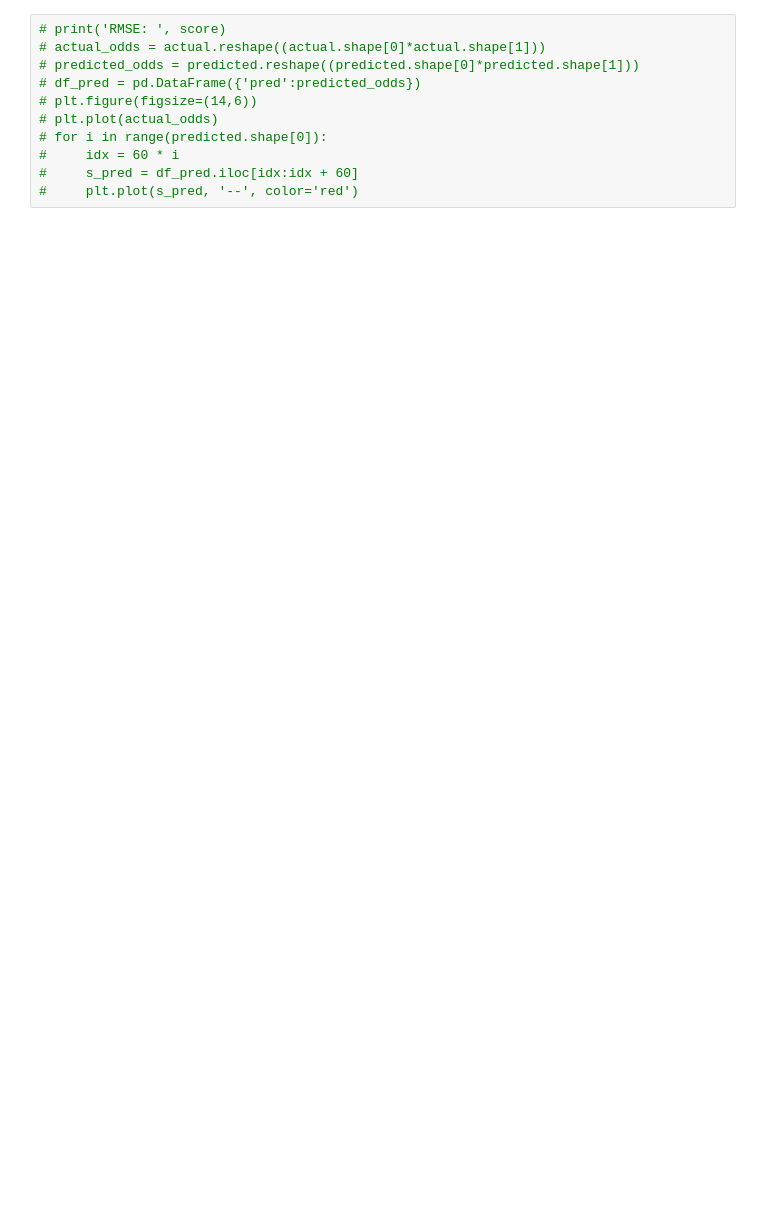
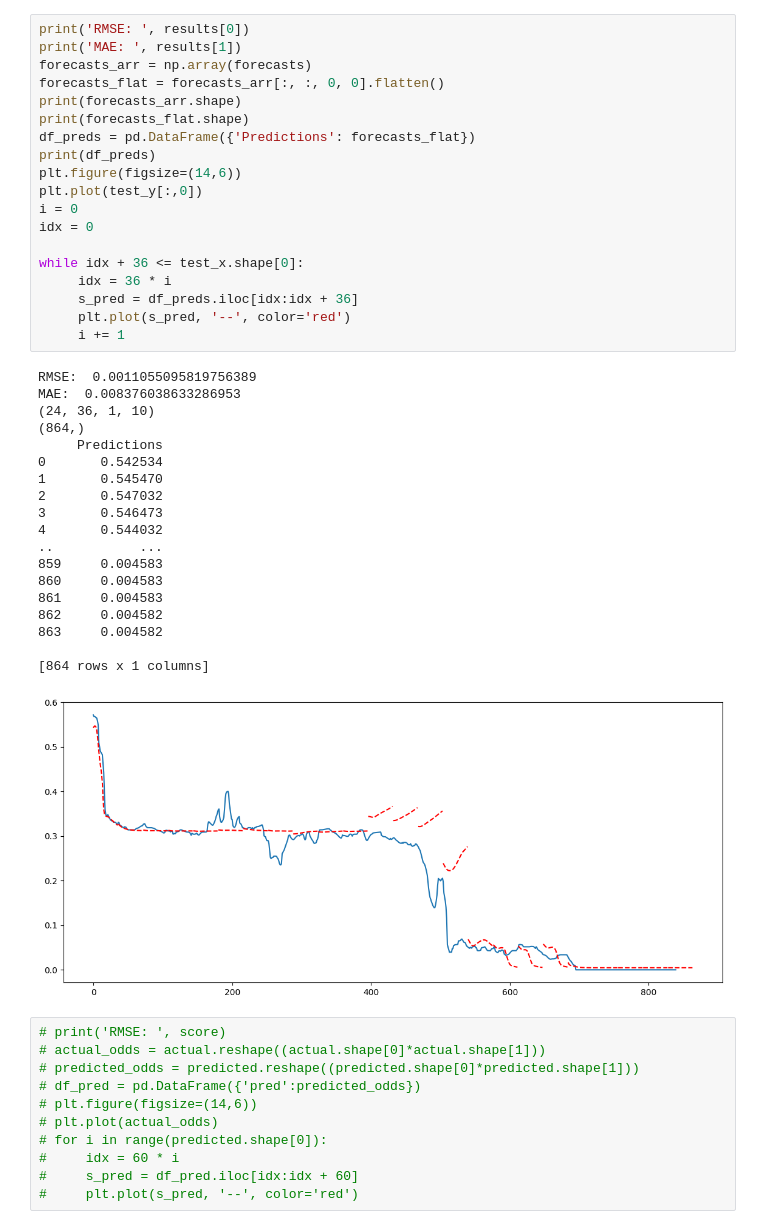
Before and after one commit to dyce135/Algorithmic_Tennis_Betting, a Jupyter notebook: model_benchmark.ipynb, the cells around one changed output. Cells and saved outputs as stored; diff of their text form; blank space fills up the shorter version.

Commit message:
lstm forecasting

```diff
--- a/model_benchmark.ipynb
+++ b/model_benchmark.ipynb
@@ -208,3 +208,42 @@ while i * 36 < test_x.shape[0]:
+# %%
+print('RMSE: ', results[0])
+print('MAE: ', results[1])
+forecasts_arr = np.array(forecasts)
+forecasts_flat = forecasts_arr[:, :, 0, 0].flatten()
+print(forecasts_arr.shape)
+print(forecasts_flat.shape)
+df_preds = pd.DataFrame({'Predictions': forecasts_flat})
+print(df_preds)
+plt.figure(figsize=(14,6))
+plt.plot(test_y[:,0])
+i = 0
+idx = 0
+
+while idx + 36 <= test_x.shape[0]:
+     idx = 36 * i
+     s_pred = df_preds.iloc[idx:idx + 36]
+     plt.plot(s_pred, '--', color='red')
+     i += 1
+# %% [output]
+RMSE:  0.0011055095819756389
+MAE:  0.008376038633286953
+(24, 36, 1, 10)
+(864,)
+     Predictions
+0       0.542534
+1       0.545470
+2       0.547032
+3       0.546473
+4       0.544032
+..           ...
+859     0.004583
+860     0.004583
+861     0.004583
+862     0.004582
+863     0.004582
+
+[864 rows x 1 columns]
+[figure, added]
 # %%
 # print('RMSE: ', score)
 # actual_odds = actual.reshape((actual.shape[0]*actual.shape[1]))
```
Also changed, not shown: parts of 9 cells of this notebook, 17 other files.
